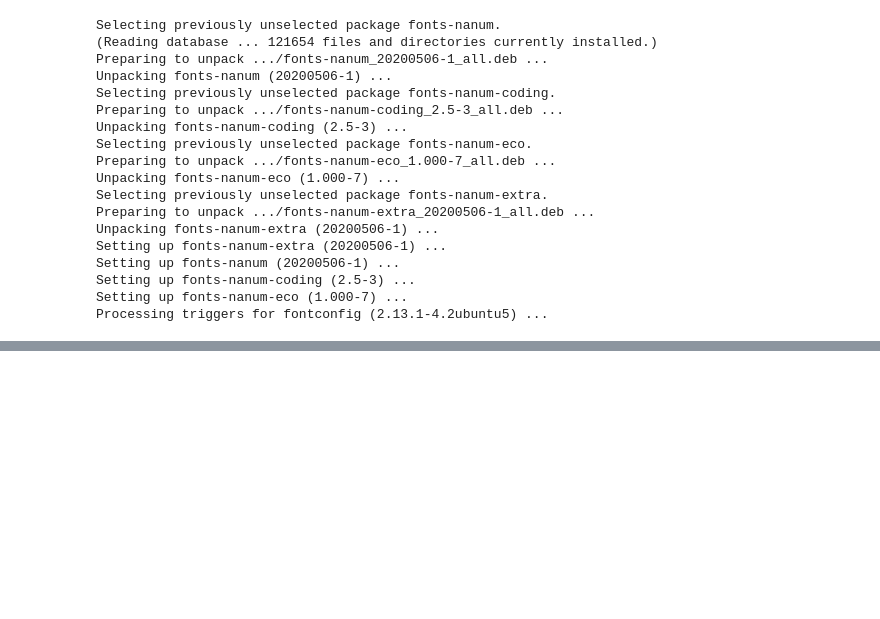
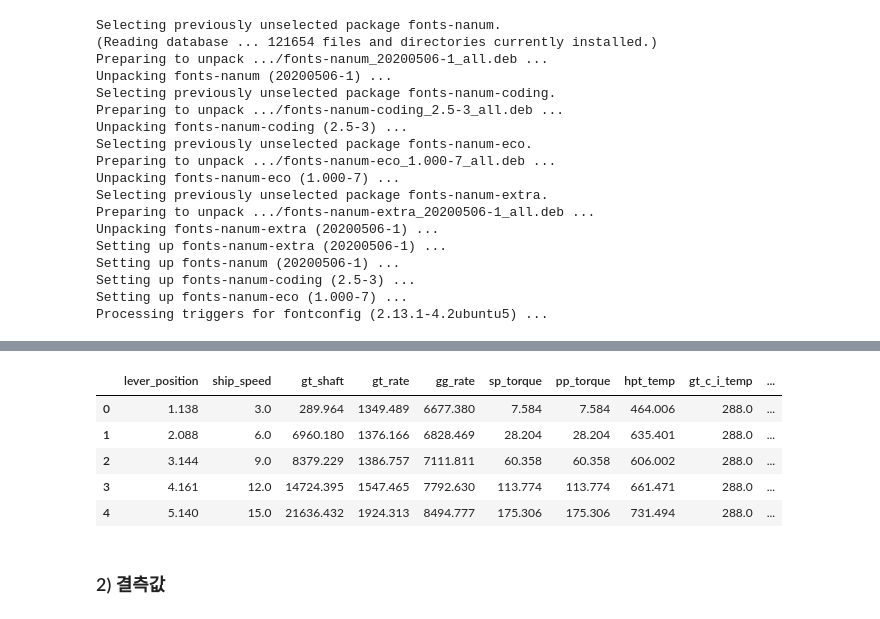
Before and after one commit to yunyun3599/MLStudy, a Jupyter notebook: Data_Anaylsis_And_Machine_Learning/10_maintenance_of_naval_propulsion_plants/maintenance_of_naval_propulsion_plants.ipynb, the cells around one changed output, grey strips where cells are left out. Saved outputs shown, nothing was run; the diff lists cells and outputs as text; code cells hidden in the pictures; blank space fills up the shorter version.

```diff
--- a/Data_Anaylsis_And_Machine_Learning/10_maintenance_of_naval_propulsion_plants/maintenance_of_naval_propulsion_plants.ipynb
+++ b/Data_Anaylsis_And_Machine_Learning/10_maintenance_of_naval_propulsion_plants/maintenance_of_naval_propulsion_plants.ipynb
@@ -59,0 +103,11 @@ Processing triggers for fontconfig (2.13.1-4.2ubuntu5) ...
+# %%
+naval_df.head()
+# %% [output]
+|  | lever_position | ship_speed | gt_shaft | gt_rate | gg_rate | sp_torque | pp_torque | hpt_temp | gt_c_i_temp | ... |
+| 0 | 1.138 | 3.0 | 289.964 | 1349.489 | 6677.380 | 7.584 | 7.584 | 464.006 | 288.0 | ... |
+| 1 | 2.088 | 6.0 | 6960.180 | 1376.166 | 6828.469 | 28.204 | 28.204 | 635.401 | 288.0 | ... |
+| 2 | 3.144 | 9.0 | 8379.229 | 1386.757 | 7111.811 | 60.358 | 60.358 | 606.002 | 288.0 | ... |
+| 3 | 4.161 | 12.0 | 14724.395 | 1547.465 | 7792.630 | 113.774 | 113.774 | 661.471 | 288.0 | ... |
+| 4 | 5.140 | 15.0 | 21636.432 | 1924.313 | 8494.777 | 175.306 | 175.306 | 731.494 | 288.0 | ... |
+# %% [markdown]
+### 2) 결측값
```
Also changed, not shown: parts of 11 cells of this notebook.
